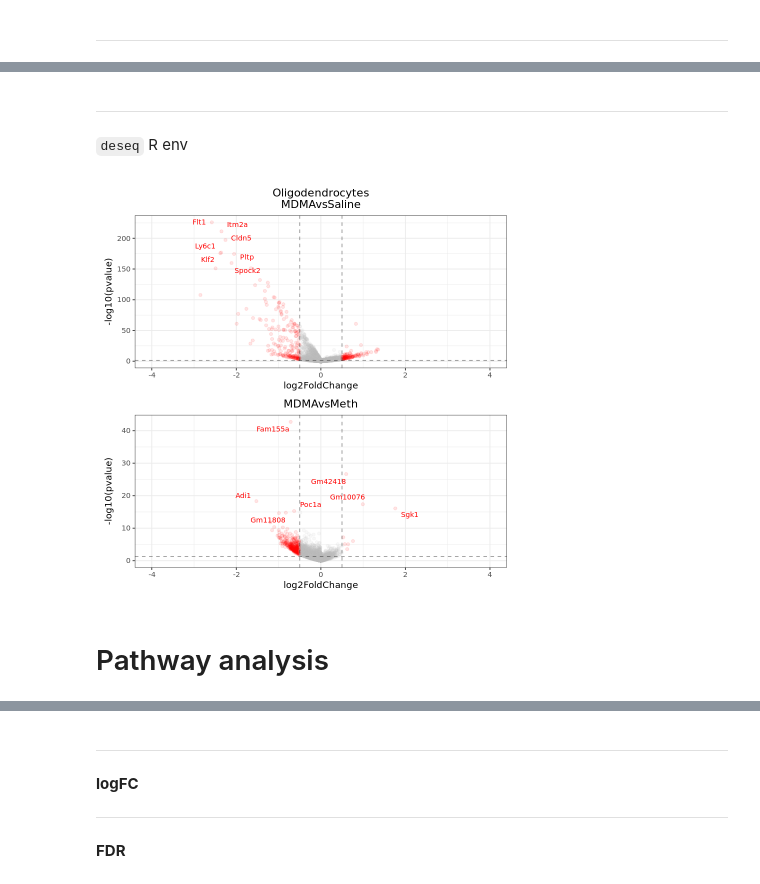
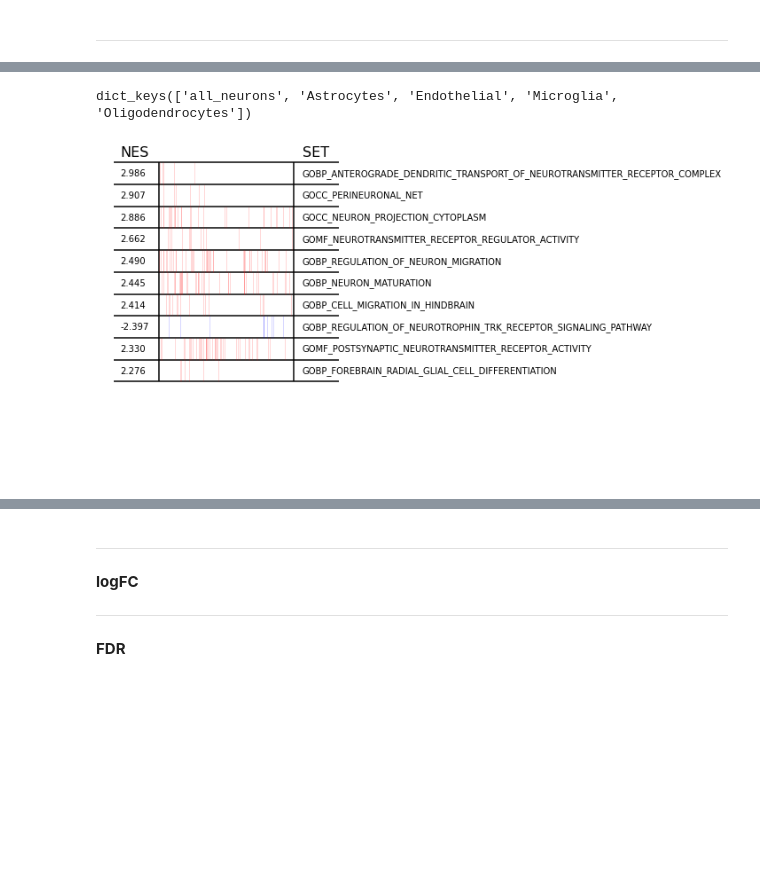
Before and after one commit to SABAFQ/MDMA-scRNAseq, a Jupyter notebook: 3-differential-expression-analysis.ipynb, the cells around one changed output, grey strips where cells are left out. Saved outputs shown, nothing was run; the diff lists cells and outputs as text; code cells hidden in the pictures; blank space fills up the shorter version.

```diff
--- a/3-differential-expression-analysis.ipynb
+++ b/3-differential-expression-analysis.ipynb
@@ -82,0 +201,4 @@ draw_volcano <- function(name,xlim=10,lfc.cutoff = 1, pval.cutoff = 0.05){
+# %%
+m5_gmt = blitz.enrichr.read_gmt(
+    '/data_gilbert/home/aarab/Projects/pager/annotations/mouse/m5.all.v2022.1.Mm.symbols.gmt'
+)
@@ -293,10 +211,36 @@ In dir.create(paste0("diffexp/", name)) :
-# %% [markdown]
-___
-
-`deseq` R env
-# %%
-draw_volcano('Oligodendrocytes',4,lfc.cutoff = 0.5)
-# %% [output]
-[figure, removed]
-# %% [markdown]
-# Pathway analysis
+# %%
+GSEA_res = {}
+
+for cond in ['all_neurons',
+             'Astrocytes', 'Endothelial', 'Microglia', 'Oligodendrocytes']:
+    GSEA_res[cond] = {}
+    for comp in ['MDMAvsMeth','MDMAvsSaline']:
+        signature = read_diffexp_table(cond)[comp]['log2FoldChange'].reset_index()
+        result = blitz.gsea(signature,m5_gmt,min_size=5,verbose=True)
+
+        GSEA_res[cond][comp] = {
+            'signature':signature,
+            'result':result,
+        }
+# %%
+GSEA_res.keys()
+# %% [output]
+dict_keys(['all_neurons', 'Astrocytes', 'Endothelial', 'Microglia', 'Oligodendrocytes'])
+# %%
+signature = GSEA_res['Oligodendrocytes']['MDMAvsMeth']['signature'].copy()
+gsea_result = GSEA_res['Oligodendrocytes']['MDMAvsMeth']['result'].copy()
+
+fig_table = blitz.plot.top_table(
+    signature,m5_gmt,
+    gsea_result[
+        ((gsea_result.index.str.contains('NEURO')) |
+        (gsea_result.index.str.contains('BRAIN'))) &
+        (gsea_result.geneset_size < 50)
+         ]
+)
+# fig_table.savefig("gsea_top_nes_pos_table.pdf", bbox_inches='tight')
+fig_table
+# %% [output]
+[figure, added]
+# %% [markdown]
+###
@@ -302,0 +264,2 @@ draw_volcano('Oligodendrocytes',4,lfc.cutoff = 0.5)
+# %% [markdown]
+#
```
Also changed, not shown: parts of 114 cells of this notebook, 4 other files.
